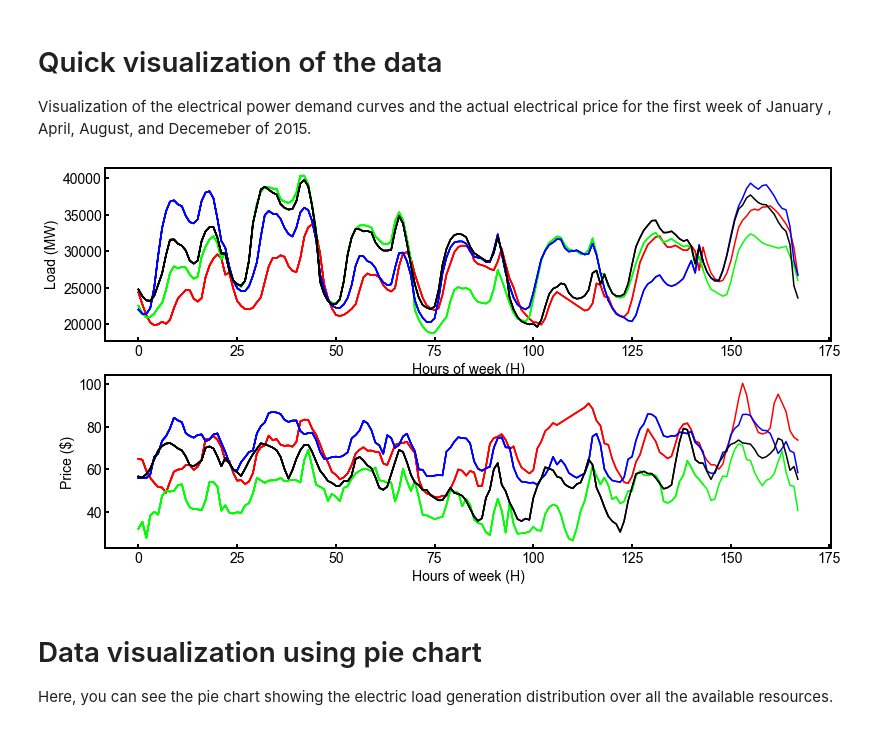
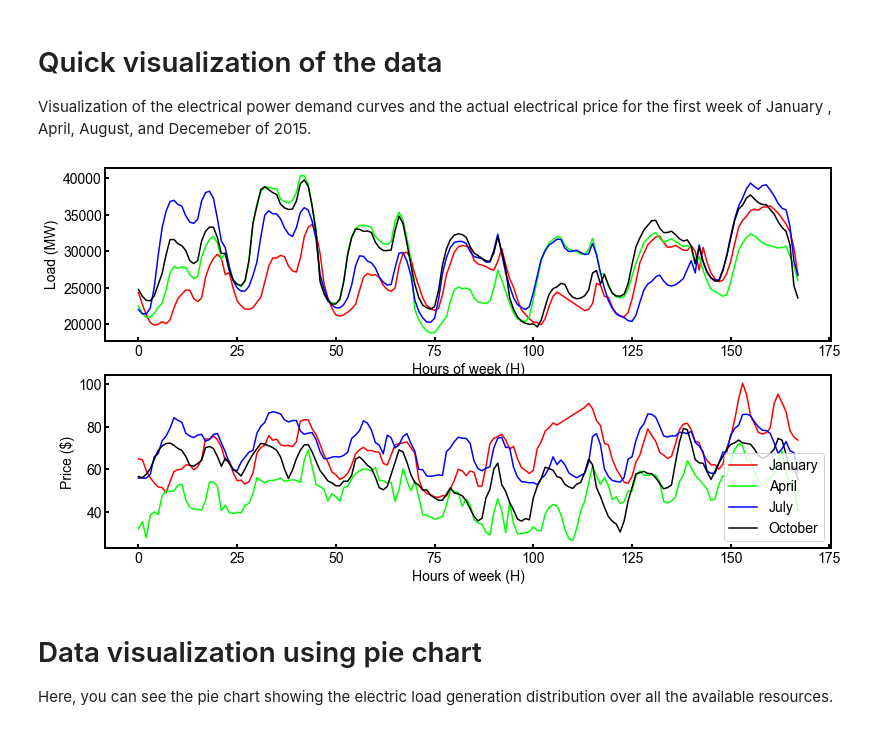
Before and after one commit to sarvy25/TimeSeries_ELoad_Weather, a Jupyter notebook: Project proposal.ipynb, the cells around one changed output. Drawn from its saved outputs; the diff is of its cells as text; code cells hidden in the pictures.

```diff
--- a/Project proposal.ipynb
+++ b/Project proposal.ipynb
@@ -74,38 +74,40 @@ init_plot()
 plt.figure(figsize=(13,7))
 colors = [[1, 0, 0], [0, 1, 0], [0, 0, 1], [0,0,0]]
 legend_label= ['January', 'April', 'July', 'October']
 months = [1,4,7,10]
 count = -1
 
 for month in months:
     df_xdata = pd.DataFrame()
     df_ydata_load = pd.DataFrame()
     df_ydata_price = pd.DataFrame()
     offset = 0;
     count += 1
     for i in [1,2,3,4,5,6,7]: # masking over days of the first week on January
         mask = (df['time'].dt.year == 2015) & (df['time'].dt.month == month) & (df['time'].dt.day == i);
         df_masked = df.loc[mask]
         df_cur_hour = df_masked['time'].dt.hour
         df_cur_hour += offset
         df_xdata = pd.concat([df_xdata, df_cur_hour], axis = 0)
         offset += 24
         df_ydata_load = pd.concat([df_ydata_load, df_masked['total load actual']], axis=0)#concatinating the total load actual values
         df_ydata_price = pd.concat([df_ydata_price, df_masked['price actual']], axis=0)# concatinating the price actual values
-        ax1 = plt.subplot(211)
-        plt.plot(df_xdata, df_ydata_load, color = colors[count], lw = 1.5)
-        ax2 = plt.subplot(212)
-        plt.plot(df_xdata, df_ydata_price, color = colors[count], lw = 1.5,)
+    ax1 = plt.subplot(211)
+    plt.plot(df_xdata, df_ydata_load, color = colors[count], lw = 1.5)
+    ax2 = plt.subplot(212)
+    plt.plot(df_xdata, df_ydata_price, color = colors[count], lw = 1.5,)
 
+
+plt.legend(legend_label)
 ax1.set_ylabel('Load (MW)')
 ax2.set_ylabel('Price ($)')
 ax1.set_xlabel('Hours of week (H)')
 ax2.set_xlabel('Hours of week (H)')
 plt.savefig('loadpricevshour.png')
 #ax.legend([''],loc='upper center', bbox_to_anchor=(0.5, -0.05),
 #          fancybox=True, ncol=4 )
 # %% [output]
-[figure, old version]
+[figure, new version]
 # %% [markdown]
 # Data visualization using pie chart
 Here, you can see the pie chart showing the electric load generation distribution over all the available resources.
```
Also changed, not shown: parts of 3 cells of this notebook, 3 other files.
